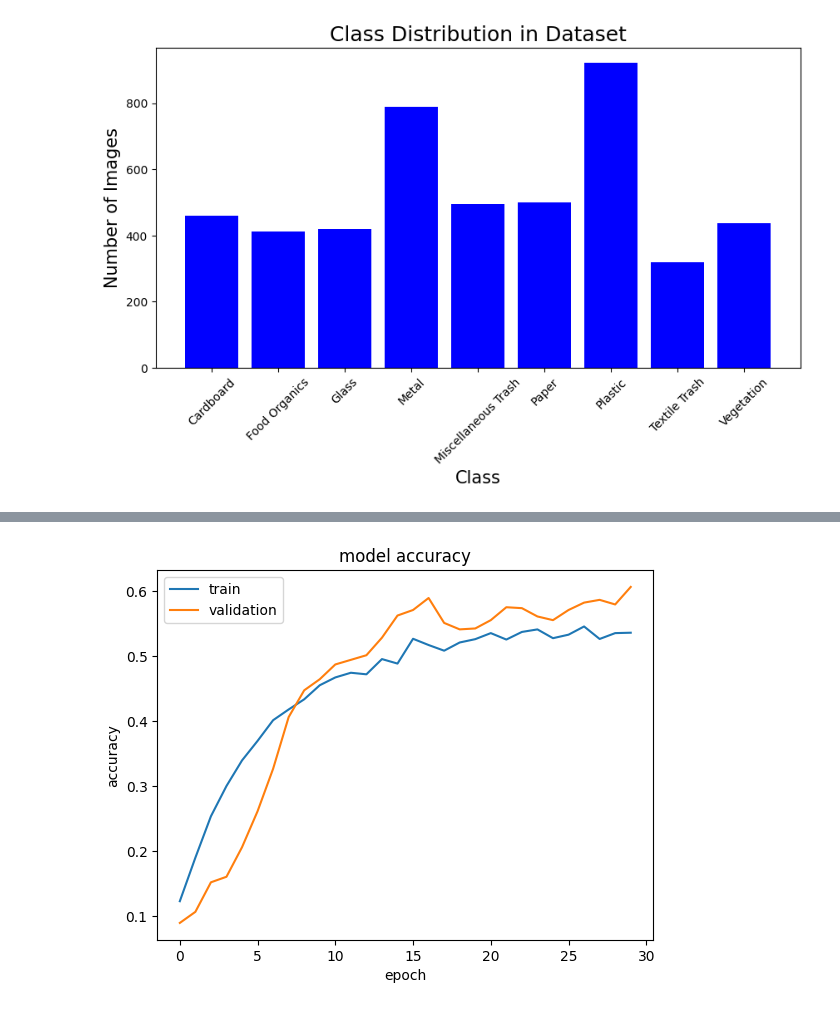
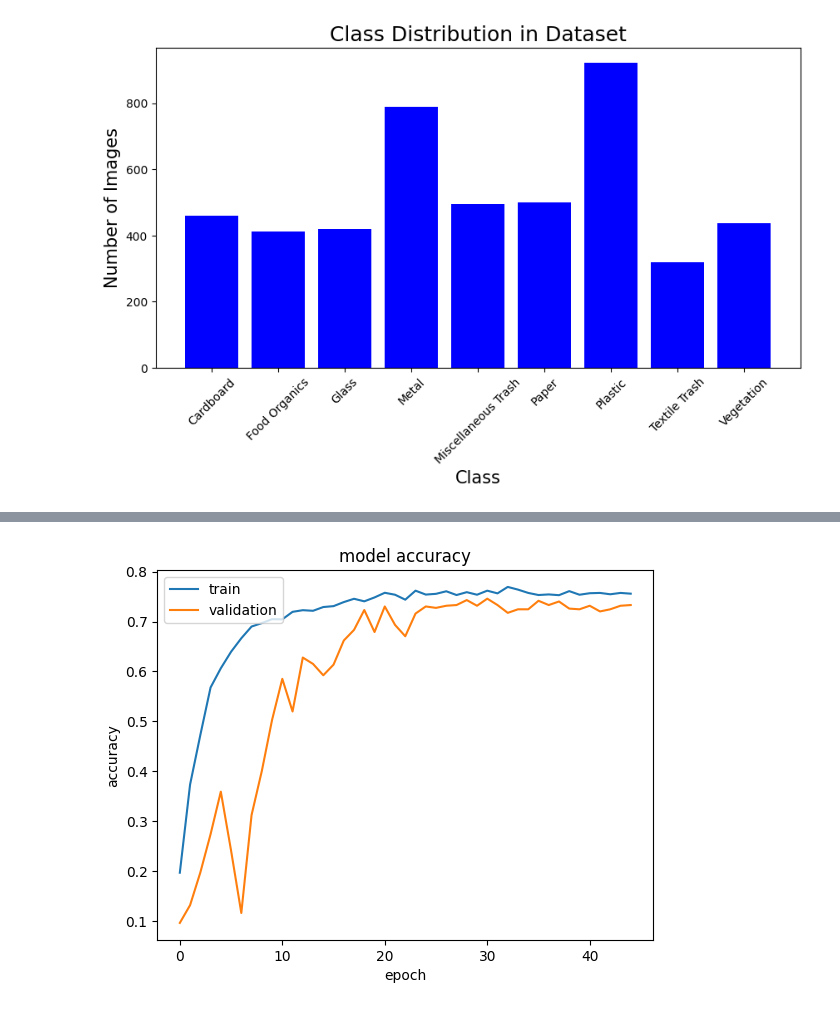
Before and after one commit to Anagha235/CNN-Data-Science-Project, a Jupyter notebook: CNN.ipynb, the cells around one changed output, grey strips where cells are left out. Drawn from its saved outputs; the diff is of its cells as text; code cells hidden in the pictures.

```diff
--- a/CNN.ipynb
+++ b/CNN.ipynb
@@ -190,7 +195,9 @@ early_stopping = EarlyStopping(
 )
 # %%
 base_model = EfficientNetB0(weights="imagenet", include_top=False, input_shape=(224, 224, 3))
-base_model.trainable = False
+base_model.trainable = True
+for layer in base_model.layers[:-30]:
+    layer.trainable = True
 
 
 
@@ -205,6 +212,7 @@ model = keras.Sequential([
 ])
 
 
+
 model.compile(optimizer=keras.optimizers.Adam(learning_rate=0.0001),
               loss= categorical_focal_loss(),
               metrics=["accuracy"])
@@ -217,5 +225,5 @@ lr_scheduler = LearningRateScheduler(scheduler)
 
 reduce_lr = ReduceLROnPlateau(monitor='val_loss', factor=0.5, patience=3, min_lr=1e-6)
 
-history = model.fit(train_dataset, validation_data=val_dataset, epochs=20,  callbacks=[early_stopping, lr_scheduler, reduce_lr])
+history = model.fit(train_dataset, validation_data=val_dataset, epochs=45,  callbacks=[ lr_scheduler, reduce_lr])
 # %% [output]
@@ -334,14 +310,14 @@ Epoch 30/30
 # %%
-def plot_hist(history_fine_tune):
-    plt.plot(history_fine_tune.history["accuracy"])
-    plt.plot(history_fine_tune.history["val_accuracy"])
+def plot_hist(history):
+    plt.plot(history.history["accuracy"])
+    plt.plot(history.history["val_accuracy"])
     plt.title("model accuracy")
     plt.ylabel("accuracy")
     plt.xlabel("epoch")
     plt.legend(["train", "validation"], loc="upper left")
     plt.show()
 
 
-plot_hist(history_fine_tune)
+plot_hist(history)
 # %% [output]
-[figure, old version]
+[figure, new version]
```
Also changed, not shown: parts of 24 cells of this notebook.
